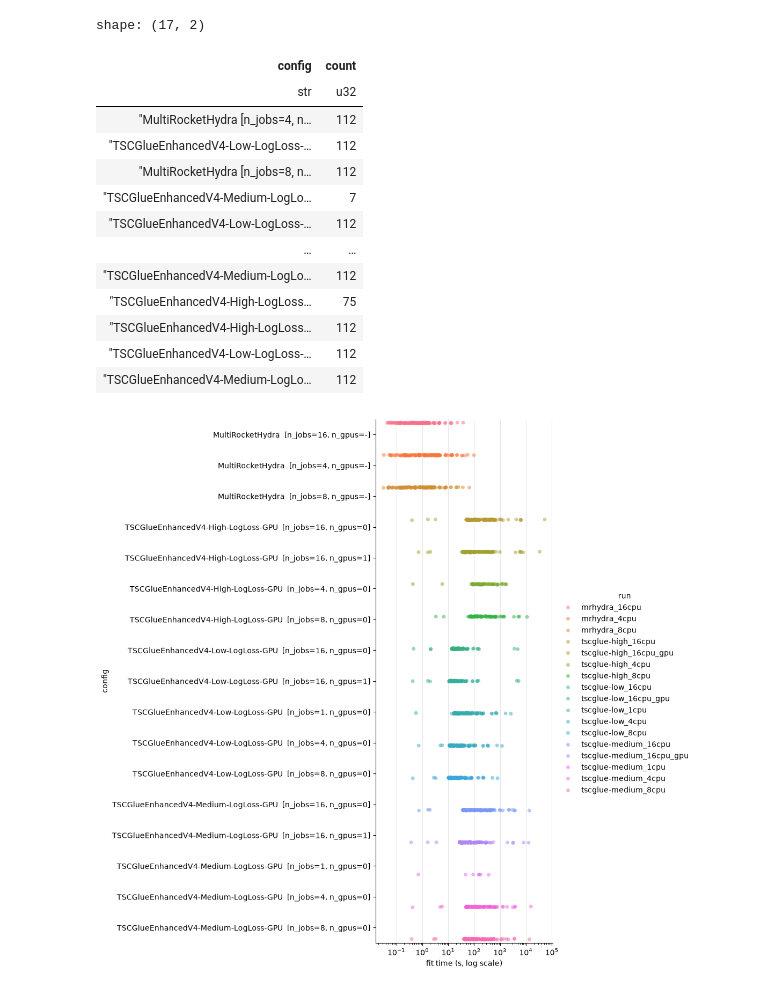
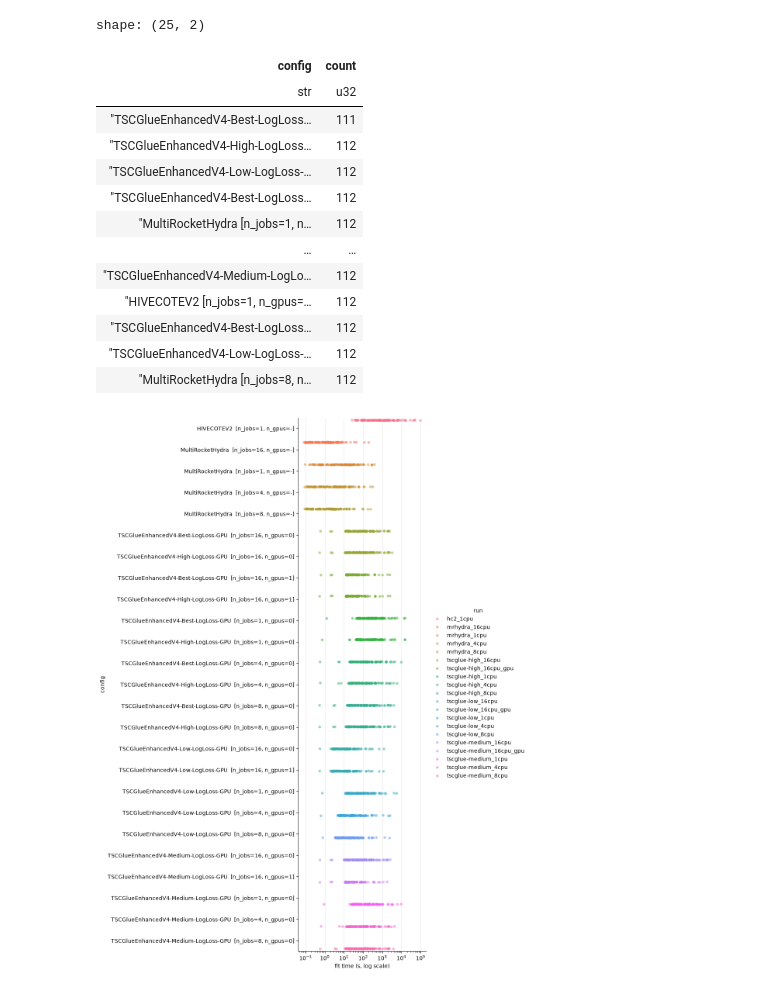
Before and after one commit to gasperpetelin/TSCbench, a Jupyter notebook: notebooks/083-timing-distributions.ipynb, the cells around one changed output. Cells and saved outputs as stored; diff of their text form; code cells hidden in the pictures.

```diff
--- a/notebooks/083-timing-distributions.ipynb
+++ b/notebooks/083-timing-distributions.ipynb
@@ -4,7 +4,7 @@ from pathlib import Path
 
 import polars as pl
 
-TIMING_RESULTS = Path("..") / "timing_results"
+TIMING_RESULTS = Path("..") / "timing_results_tsp"
 
 UNIT_TO_S = {"MILLISECONDS": 1e-3, "SECONDS": 1.0, "NANOSECONDS": 1e-9, "MINUTES": 60.0}
 
@@ -66,30 +66,30 @@ shape: (5, 9)
 # %%
 df = df.with_columns(
     (
         pl.col("model")
         + "  [n_jobs="
         + pl.col("n_jobs").cast(pl.String).fill_null("-")
         + ", n_gpus="
         + pl.col("n_gpus").cast(pl.String).fill_null("-")
         + "]"
     ).alias("config")
 )
-df["config"].value_counts()
+df["config"].value_counts().sort('count')
 # %% [output]
-shape: (17, 2)
+shape: (25, 2)
 | config | count |
 | str | u32 |
-| "MultiRocketHydra [n_jobs=4, n… | 112 |
+| "TSCGlueEnhancedV4-Best-LogLoss… | 111 |
+| "TSCGlueEnhancedV4-High-LogLoss… | 112 |
+| "TSCGlueEnhancedV4-Low-LogLoss-… | 112 |
+| "TSCGlueEnhancedV4-Best-LogLoss… | 112 |
+| "MultiRocketHydra [n_jobs=1, n… | 112 |
+| … | … |
+| "TSCGlueEnhancedV4-Medium-LogLo… | 112 |
+| "HIVECOTEV2 [n_jobs=1, n_gpus=… | 112 |
+| "TSCGlueEnhancedV4-Best-LogLoss… | 112 |
 | "TSCGlueEnhancedV4-Low-LogLoss-… | 112 |
 | "MultiRocketHydra [n_jobs=8, n… | 112 |
-| "TSCGlueEnhancedV4-Medium-LogLo… | 7 |
-| "TSCGlueEnhancedV4-Low-LogLoss-… | 112 |
-| … | … |
-| "TSCGlueEnhancedV4-Medium-LogLo… | 112 |
-| "TSCGlueEnhancedV4-High-LogLoss… | 75 |
-| "TSCGlueEnhancedV4-High-LogLoss… | 112 |
-| "TSCGlueEnhancedV4-Low-LogLoss-… | 112 |
-| "TSCGlueEnhancedV4-Medium-LogLo… | 112 |
 # %%
 import matplotlib.pyplot as plt
 import seaborn as sns
@@ -111,7 +111,7 @@ g.ax.set_xlabel("fit time (s, log scale)")
 g.ax.grid(axis="x", alpha=0.3)
 plt.show()
 # %% [output]
-[figure, old version]
+[figure, new version]
 # %%
 g = sns.catplot(
     data=df,
```
Also changed, not shown: parts of 10 cells of this notebook, 12 other files.
